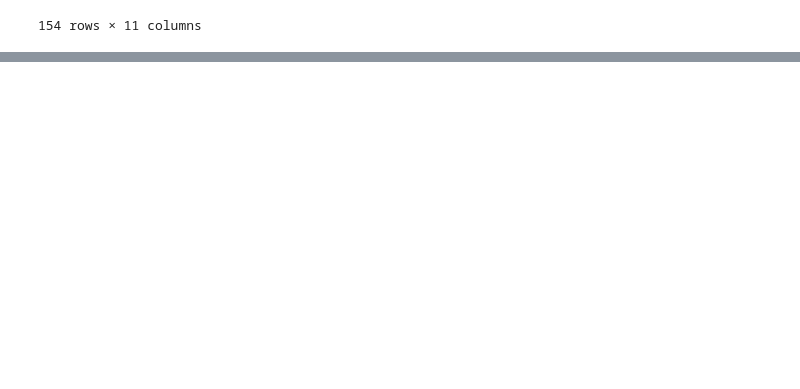
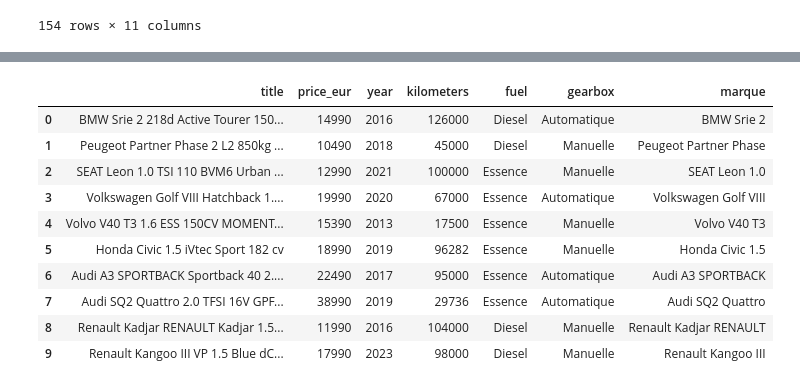
Before and after one commit to Userphenixe/AutoPrice-IQ, a Jupyter notebook: ETL/NoteBooks/Transformer.ipynb, the cells around one changed output, grey strips where cells are left out. Cells and saved outputs as stored; diff of their text form; code cells hidden in the pictures; blank space fills up the shorter version.

```diff
--- a/ETL/NoteBooks/Transformer.ipynb
+++ b/ETL/NoteBooks/Transformer.ipynb
@@ -428,0 +466,11 @@ df_aramisauto
+# %%
+allowed = re.compile(r'[^a-zA-Z0-9., ]+')
+# %%
+df_autoeasy["title"] = (
+    df_autoeasy["title"]
+        .astype(str)
+        .apply(lambda x: allowed.sub("", x))
+        .str.replace(r"\s+", " ", regex=True)
+        .str.strip()
+)
+df_autoeasy.head()
@@ -428,0 +484,8 @@ df_aramisauto
+# %%
+df_autoeasy["marque"] = (
+    df_autoeasy["title"]
+        .astype(str)
+        .str.split()
+        .apply(lambda mots: " ".join(mots[:3]))
+)
+df_autoeasy[["title", "marque"]].head()
@@ -428,0 +504,14 @@ df_aramisauto
+# %%
+df_autoeasy
+# %% [output]
+|  | title | price_eur | year | kilometers | fuel | gearbox | marque |
+| 0 | BMW Srie 2 218d Active Tourer 150... | 14990 | 2016 | 126000 | Diesel | Automatique | BMW Srie 2 |
+| 1 | Peugeot Partner Phase 2 L2 850kg ... | 10490 | 2018 | 45000 | Diesel | Manuelle | Peugeot Partner Phase |
+| 2 | SEAT Leon 1.0 TSI 110 BVM6 Urban ... | 12990 | 2021 | 100000 | Essence | Manuelle | SEAT Leon 1.0 |
+| 3 | Volkswagen Golf VIII Hatchback 1.... | 19990 | 2020 | 67000 | Essence | Automatique | Volkswagen Golf VIII |
+| 4 | Volvo V40 T3 1.6 ESS 150CV MOMENT... | 15390 | 2013 | 17500 | Essence | Manuelle | Volvo V40 T3 |
+| 5 | Honda Civic 1.5 iVtec Sport 182 cv | 18990 | 2019 | 96282 | Essence | Manuelle | Honda Civic 1.5 |
+| 6 | Audi A3 SPORTBACK Sportback 40 2.... | 22490 | 2017 | 95000 | Essence | Automatique | Audi A3 SPORTBACK |
+| 7 | Audi SQ2 Quattro 2.0 TFSI 16V GPF... | 38990 | 2019 | 29736 | Essence | Automatique | Audi SQ2 Quattro |
+| 8 | Renault Kadjar RENAULT Kadjar 1.5... | 11990 | 2016 | 104000 | Diesel | Manuelle | Renault Kadjar RENAULT |
+| 9 | Renault Kangoo III VP 1.5 Blue dC... | 17990 | 2023 | 98000 | Diesel | Manuelle | Renault Kangoo III |
```
Also changed, not shown: parts of 13 cells of this notebook.
